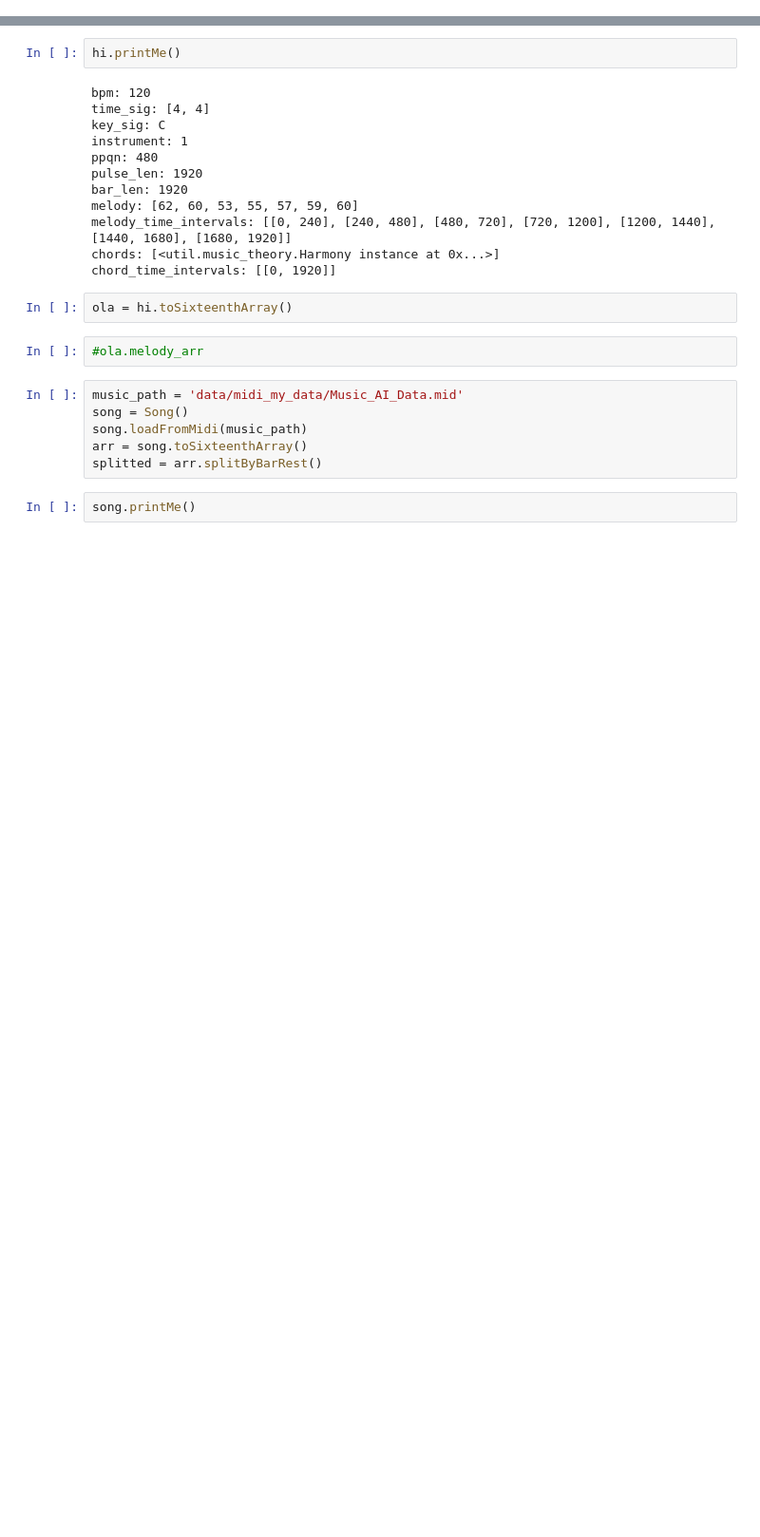
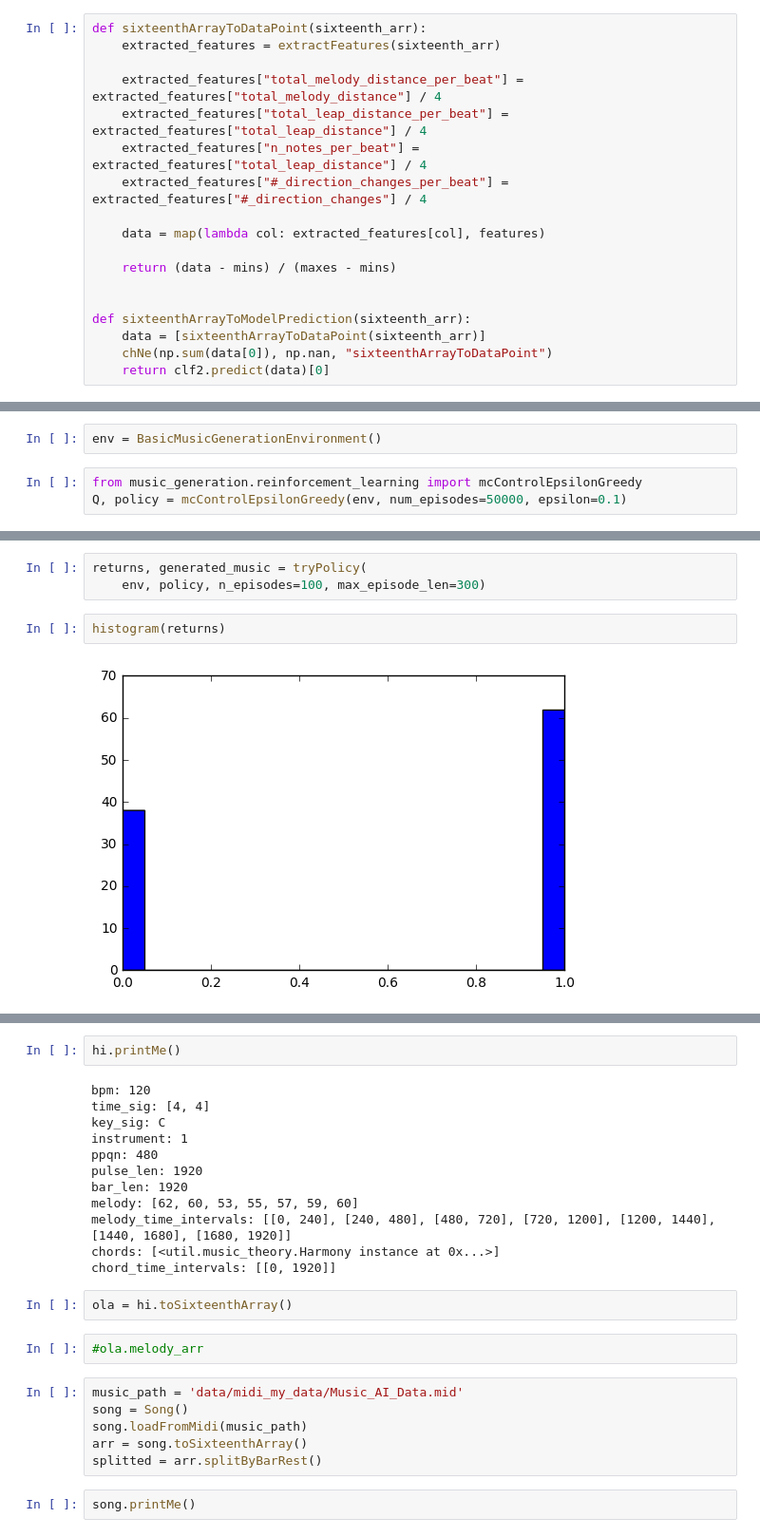
Before and after one commit to herougo/MusicGenerationWithML, a Jupyter notebook: notebooks/MusicGenerationNotebook.ipynb, the cells around one changed output, grey strips where cells are left out. Shown at 95% size. Saved outputs shown, nothing was run; the diff lists cells and outputs as text; blank space fills up the shorter version.

```diff
--- a/notebooks/MusicGenerationNotebook.ipynb
+++ b/notebooks/MusicGenerationNotebook.ipynb
@@ -18,0 +447,18 @@ File data/MUSICFILEINDEX.csv exists
+# %%
+def sixteenthArrayToDataPoint(sixteenth_arr):
+    extracted_features = extractFeatures(sixteenth_arr)
+
+    extracted_features["total_melody_distance_per_beat"] = extracted_features["total_melody_distance"] / 4
+    extracted_features["total_leap_distance_per_beat"] = extracted_features["total_leap_distance"] / 4
+    extracted_features["n_notes_per_beat"] = extracted_features["total_leap_distance"] / 4
+    extracted_features["#_direction_changes_per_beat"] = extracted_features["#_direction_changes"] / 4
+
+    data = map(lambda col: extracted_features[col], features)
+
+    return (data - mins) / (maxes - mins)
+
+
+def sixteenthArrayToModelPrediction(sixteenth_arr):
+    data = [sixteenthArrayToDataPoint(sixteenth_arr)]
+    chNe(np.sum(data[0]), np.nan, "sixteenthArrayToDataPoint")
+    return clf2.predict(data)[0]
@@ -18,0 +567,5 @@ File data/MUSICFILEINDEX.csv exists
+# %%
+env = BasicMusicGenerationEnvironment()
+# %%
+from music_generation.reinforcement_learning import mcControlEpsilonGreedy
+Q, policy = mcControlEpsilonGreedy(env, num_episodes=50000, epsilon=0.1)
@@ -18,0 +590,7 @@ File data/MUSICFILEINDEX.csv exists
+# %%
+returns, generated_music = tryPolicy(
+    env, policy, n_episodes=100, max_episode_len=300)
+# %%
+histogram(returns)
+# %% [output]
+[figure, added]
```
Also changed, not shown: parts of 52 cells of this notebook, 7 other files.
